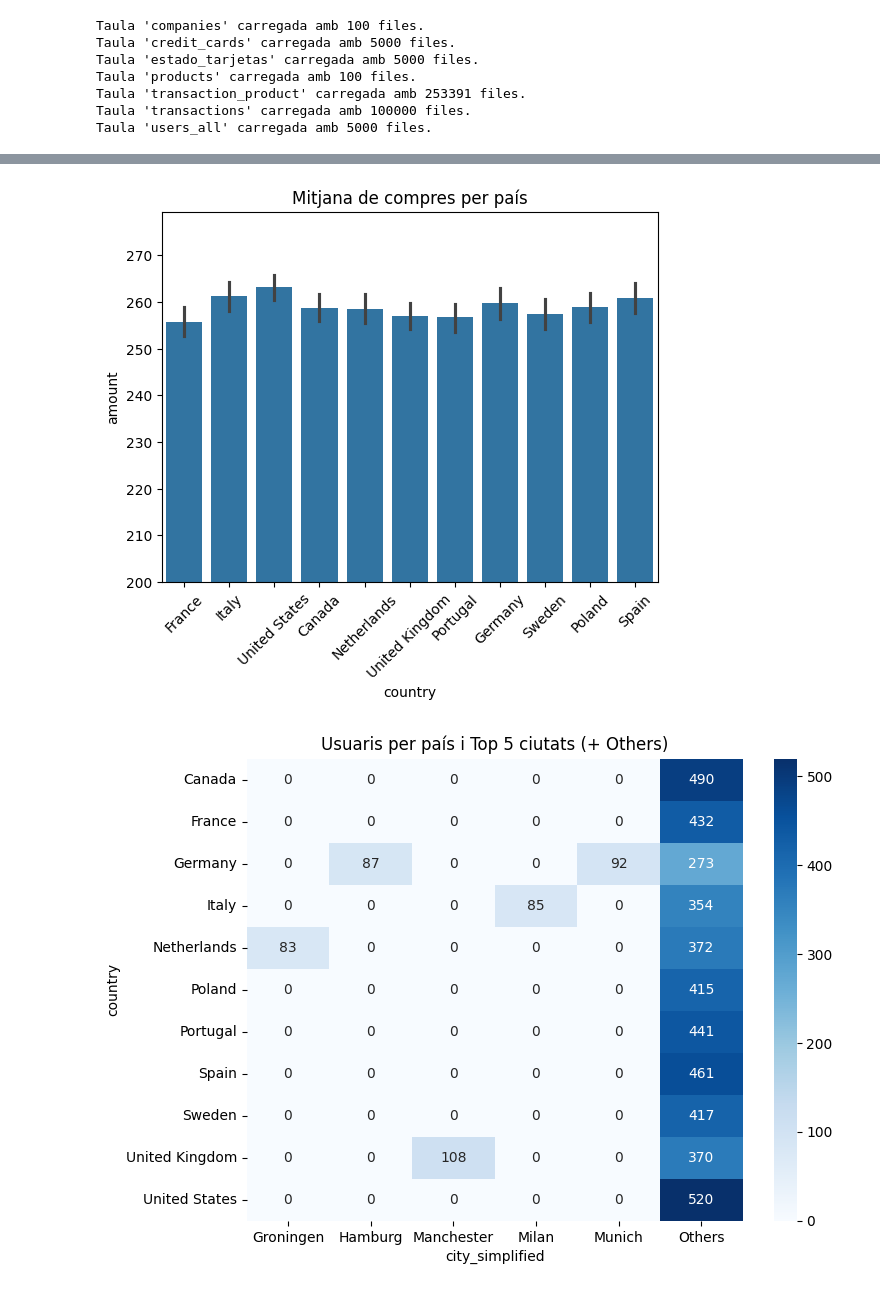
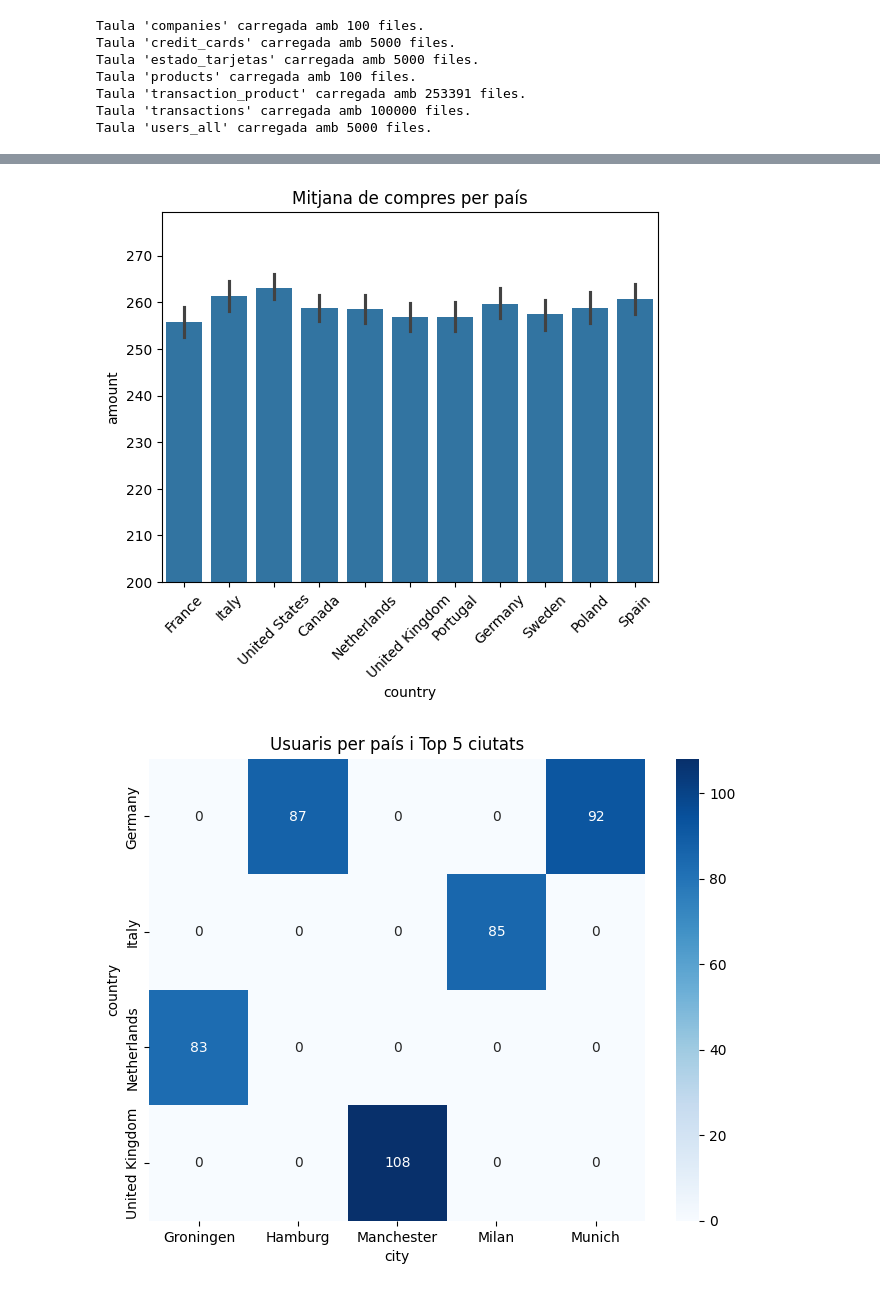
Before and after one commit to JoanRoNo/Python, a Jupyter notebook: SPRINT 11.ipynb, the cells around one changed output, grey strips where cells are left out. Saved outputs shown, nothing was run; the diff lists cells and outputs as text; code cells hidden in the pictures.

```diff
--- a/SPRINT 11.ipynb
+++ b/SPRINT 11.ipynb
@@ -73,33 +73,35 @@ plt.show()
 
 top_cities = df_users_all["city"].value_counts().head(5).index
 df_users_all["city"] = df_users_all["city"].where(df_users_all["city"].isin(top_cities))
 
-ct = pd.crosstab(df_users_all["country"], df_users_all["city_simplified"])
+ct = pd.crosstab(df_users_all["country"], df_users_all["city"])
 plt.figure(figsize=(8,6))
 sns.heatmap(ct, cmap="Blues", annot=True, fmt="d")
-plt.title("Usuaris per país i Top 5 ciutats (+ Others)")
+plt.title("Usuaris per país i Top 5 ciutats")
 plt.show()
 
 
 # Tres variables combinades.
 top_products = merged["product_ids"].value_counts().head(5).index
 df_top = merged[merged["product_ids"].isin(top_products)]
 
 sns.barplot(data=df_top, x="country", y= "amount", hue="product_ids", estimator= "mean")
 plt.title("Import mitjà per top 5 productes més venuts per país")
+plt.ylabel("Import mitjà €")
+plt.xlabel("País")
 plt.xticks(rotation=90)
 plt.show()
 
 # Crea un Pairplot.
 
 df_products["weight_cat"] = pd.cut(df_products["weight"], bins=3, labels=["lleuger","mitjà","pesant"])
 
 sns.pairplot(df_products, vars=["price","weight"], hue="weight_cat")
 plt.suptitle("Distribució de preu per pes de producte")
 plt.show()
 # %% [output]
 [figure]
 [figure]
 [figure]
 [figure]
-[figure, old version]
+[figure, new version]
```
Also changed, not shown: parts of 2 cells of this notebook.
